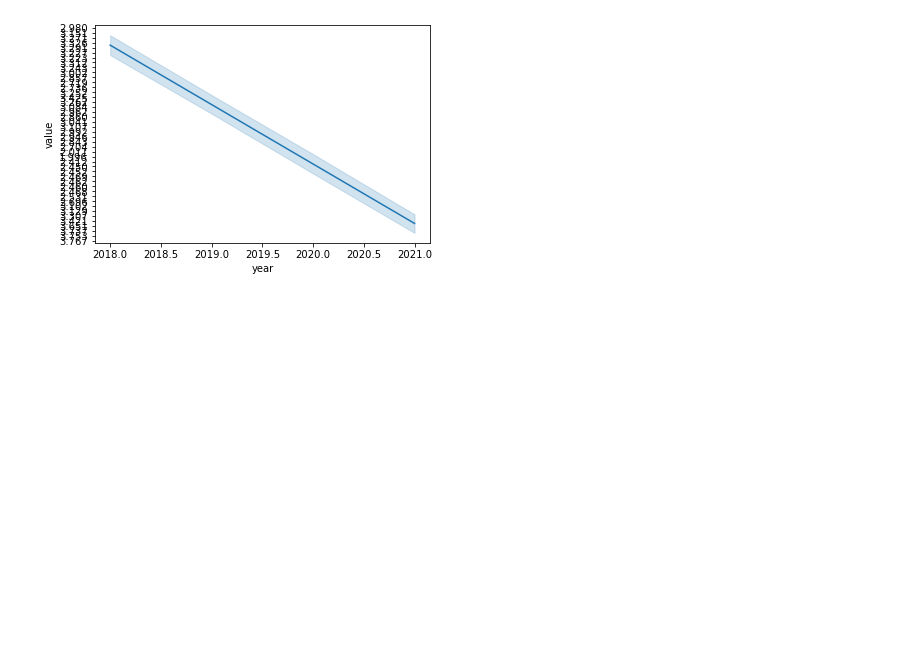
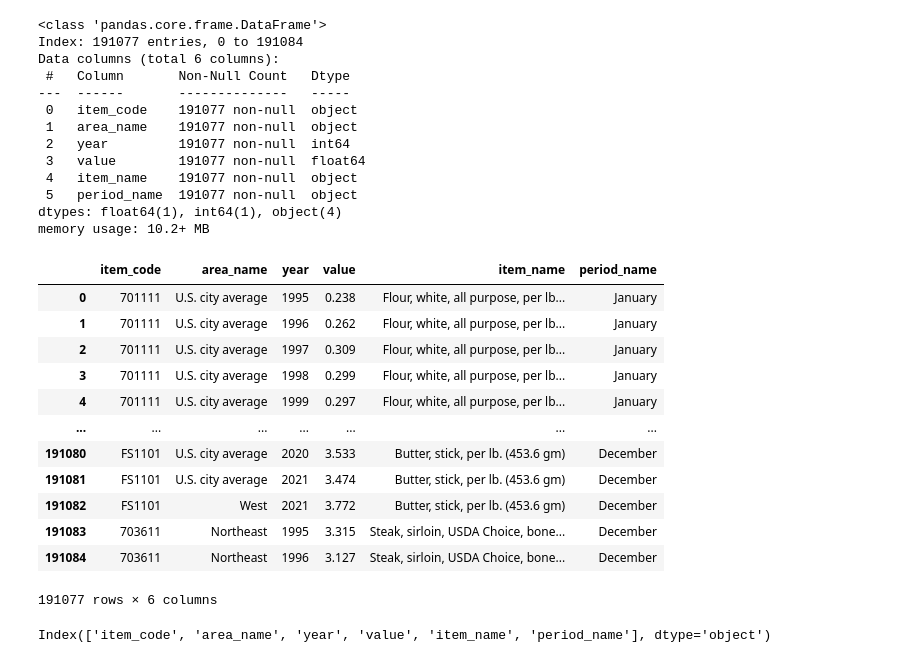
Before and after one commit to DataCruncher09/CPI-Data-Analysis, a Jupyter notebook: CPI_Data_Project.ipynb, the cells around one changed output. Drawn from its saved outputs; the diff is of its cells as text; code cells hidden in the pictures; blank space fills up the shorter version.

```diff
--- a/CPI_Data_Project.ipynb
+++ b/CPI_Data_Project.ipynb
@@ -1,44 +26,66 @@
 # %%
 import pandas as pd
 import seaborn as sns
 import matplotlib.pyplot as plt
 
 Areas = pd.read_csv('Areas.csv', sep='\t')
 Current = pd.read_csv('Current_Data.csv', sep='\t')
 Items = pd.read_csv('Items.csv', sep='\t')
 Periods = pd.read_csv('Period_Names.csv', sep='\t')
 Series = pd.read_csv('Series.csv', sep='\t')
 
-# NOTE: There are 335 rows of data for every item representing every change in month and year till 2022/Whenever someone is reading this
-
 # I cleaned the data and made the appropriate merges (there is WHITESPACE ** Make Sure To Clean Whitespace) **
 
-complete_df = pd.merge(Series, Areas, on='area_code').merge(Current)
+complete_df = pd.merge(Series, Areas, on='area_code').merge(Current, on='series_id        ').merge(Items, on='item_code').merge(Periods, on='period')
 complete_df = complete_df.rename(columns = {'series_id        ': 'series_id', '       value': 'value'})
-
 complete_df['series_id'] = complete_df['series_id'].str.strip()
 complete_df['value'] = complete_df['value'].str.strip()
 
+complete_df
 
-def calculate_change(series_id, start_year, end_year):
-    product_table = complete_df[(complete_df['series_id'] == series_id) & (complete_df.year >= start_year) & (complete_df.year < end_year)]
-    sns.lineplot(data = product_table, x='year', y='value')
+# Dropping the appropriate columns
 
+complete_df.drop(['footnote_codes_x', 'footnote_codes_y', 'series_title', 'series_id', 'area_code', 'period', 'period_abbr', 'begin_year', 'begin_period', 'end_year', 'end_period'], axis=1, inplace=True)
 
-calculate_change('APUS49G7471A', 2009, 2022)
+# Dropping certain 'value' rows containing the hyphen (-) as filler
 
+condition = complete_df[complete_df['value'] == '-'].index
+complete_df.drop(condition, axis=0, inplace=True)
 
+# Changing Certain Data Types from Strings to Float, Int, or DateTime
 
-#complete_df
+complete_df['value'] = complete_df['value'].astype(float)
+complete_df.info()
 
-
-# I am writing a function to calculate CPI
-
-#def cpiCalc(base_year, base_month, code, current_year, current_month, code2):
-    #base_time = complete_df[(complete_df.year == base_year) & (complete_df.period == base_month) & (complete_df['series_id'] == code)]
-    #current_time = complete_df[(complete_df.year == current_year) & (complete_df.period == current_month) & (complete_df['series_id'] == code2)]
-    #base_year_value = base_time.value
-    #current_time_value = current_time.value
-    #return base_year_value
+complete_df
 # %% [output]
-[figure, removed]
+<class 'pandas.core.frame.DataFrame'>
+Index: 191077 entries, 0 to 191084
+Data columns (total 6 columns):
+ #   Column       Non-Null Count   Dtype
+---  ------       --------------   -----
+ 0   item_code    191077 non-null  object
+ 1   area_name    191077 non-null  object
+ 2   year         191077 non-null  int64
+ 3   value        191077 non-null  float64
+ 4   item_name    191077 non-null  object
+ 5   period_name  191077 non-null  object
+dtypes: float64(1), int64(1), object(4)
+memory usage: 10.2+ MB
+|  | item_code | area_name | year | value | item_name | period_name |
+| 0 | 701111 | U.S. city average | 1995 | 0.238 | Flour, white, all purpose, per lb... | January |
+| 1 | 701111 | U.S. city average | 1996 | 0.262 | Flour, white, all purpose, per lb... | January |
+| 2 | 701111 | U.S. city average | 1997 | 0.309 | Flour, white, all purpose, per lb... | January |
+| 3 | 701111 | U.S. city average | 1998 | 0.299 | Flour, white, all purpose, per lb... | January |
+| 4 | 701111 | U.S. city average | 1999 | 0.297 | Flour, white, all purpose, per lb... | January |
+| ... | ... | ... | ... | ... | ... | ... |
+| 191080 | FS1101 | U.S. city average | 2020 | 3.533 | Butter, stick, per lb. (453.6 gm) | December |
+| 191081 | FS1101 | U.S. city average | 2021 | 3.474 | Butter, stick, per lb. (453.6 gm) | December |
+| 191082 | FS1101 | West | 2021 | 3.772 | Butter, stick, per lb. (453.6 gm) | December |
+| 191083 | 703611 | Northeast | 1995 | 3.315 | Steak, sirloin, USDA Choice, bone... | December |
+| 191084 | 703611 | Northeast | 1996 | 3.127 | Steak, sirloin, USDA Choice, bone... | December |
+191077 rows × 6 columns
+# %%
+complete_df.columns
+# %% [output]
+Index(['item_code', 'area_name', 'year', 'value', 'item_name', 'period_name'], dtype='object')
```
Also changed, not shown: parts of 2 cells of this notebook.
